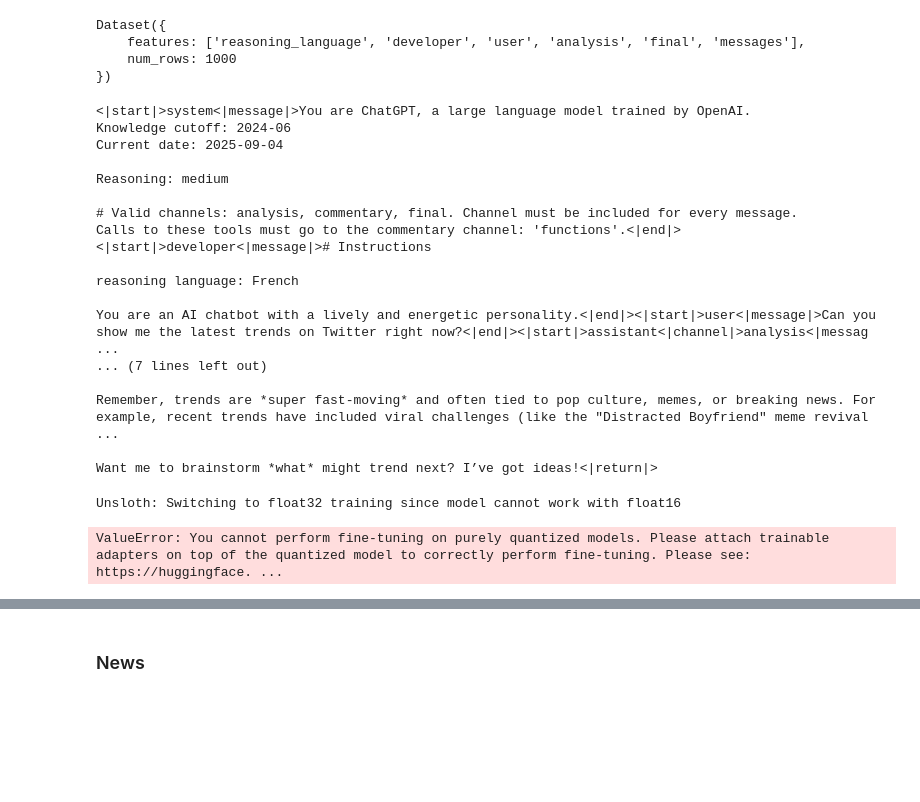
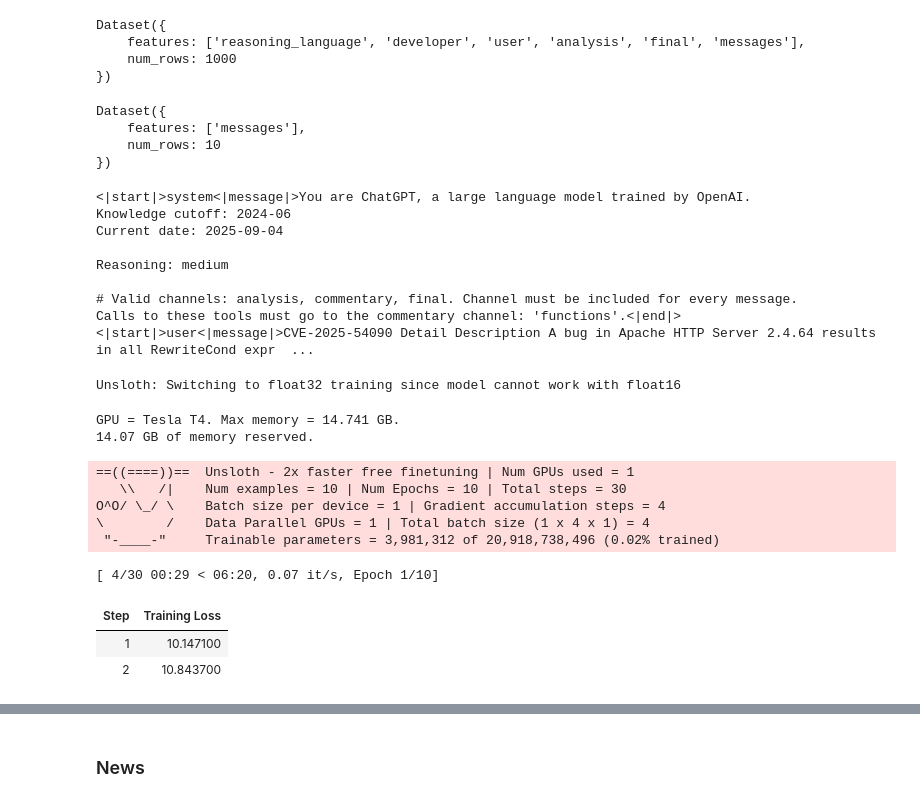
Before and after one commit to fychao/vimrc, a Jupyter notebook: nb/gpt-oss-(20B)-Fine-tuning.ipynb, the cells around one changed output, grey strips where cells are left out. Cells and saved outputs as stored; diff of their text form; code cells hidden in the pictures; blank space fills up the shorter version.

```diff
--- a/nb/gpt-oss-(20B)-Fine-tuning.ipynb
+++ b/nb/gpt-oss-(20B)-Fine-tuning.ipynb
@@ -72,10 +74,22 @@ Dataset({
     features: ['reasoning_language', 'developer', 'user', 'analysis', 'final', 'messages'],
     num_rows: 1000
 })
+# %%
+my_dataset = load_dataset('json', data_files='/content/mydata.json', split='train')
+print(my_dataset)
+# %% [output]
+Dataset({
+    features: ['messages'],
+    num_rows: 10
+})
 # %%
 from unsloth.chat_templates import standardize_sharegpt
 dataset = standardize_sharegpt(dataset)
 dataset = dataset.map(formatting_prompts_func, batched = True,)
+# %%
+from unsloth.chat_templates import standardize_sharegpt
+dataset = standardize_sharegpt(my_dataset)
+dataset = dataset.map(formatting_prompts_func, batched = True,)
 # %%
 print(dataset[0]['text'])
 # %% [output]
@@ -86,16 +100,7 @@ Current date: 2025-09-04
 Reasoning: medium
 
 # Valid channels: analysis, commentary, final. Channel must be included for every message.
-Calls to these tools must go to the commentary channel: 'functions'.<|end|><|start|>developer<|message|># Instructions
-
-reasoning language: French
-
-You are an AI chatbot with a lively and energetic personality.<|end|><|start|>user<|message|>Can you show me the latest trends on Twitter right now?<|end|><|start|>assistant<|channel|>analysis<|messag ...
-... (7 lines left out)
-
-Remember, trends are *super fast-moving* and often tied to pop culture, memes, or breaking news. For example, recent trends have included viral challenges (like the "Distracted Boyfriend" meme revival ...
-
-Want me to brainstorm *what* might trend next? I’ve got ideas!<|return|>
+Calls to these tools must go to the commentary channel: 'functions'.<|end|><|start|>user<|message|>CVE-2025-54090 Detail Description A bug in Apache HTTP Server 2.4.64 results in all RewriteCond expr  ...
 # %%
 from trl import SFTConfig, SFTTrainer
 trainer = SFTTrainer(
@@ -120,7 +125,28 @@ trainer = SFTTrainer(
 )
 # %% [output]
 Unsloth: Switching to float32 training since model cannot work with float16
-ValueError: You cannot perform fine-tuning on purely quantized models. Please attach trainable adapters on top of the quantized model to correctly perform fine-tuning. Please see: https://huggingface. ...
+# %%
+# @title Show current memory stats
+gpu_stats = torch.cuda.get_device_properties(0)
+start_gpu_memory = round(torch.cuda.max_memory_reserved() / 1024 / 1024 / 1024, 3)
+max_memory = round(gpu_stats.total_memory / 1024 / 1024 / 1024, 3)
+print(f"GPU = {gpu_stats.name}. Max memory = {max_memory} GB.")
+print(f"{start_gpu_memory} GB of memory reserved.")
+# %% [output]
+GPU = Tesla T4. Max memory = 14.741 GB.
+14.07 GB of memory reserved.
+# %%
+trainer_stats = trainer.train()
+# %% [output]
+==((====))==  Unsloth - 2x faster free finetuning | Num GPUs used = 1
+   \\   /|    Num examples = 10 | Num Epochs = 10 | Total steps = 30
+O^O/ \_/ \    Batch size per device = 1 | Gradient accumulation steps = 4
+\        /    Data Parallel GPUs = 1 | Total batch size (1 x 4 x 1) = 4
+ "-____-"     Trainable parameters = 3,981,312 of 20,918,738,496 (0.02% trained)
+[ 4/30 00:29 < 06:20, 0.07 it/s, Epoch 1/10]
+| Step | Training Loss |
+| 1 | 10.147100 |
+| 2 | 10.843700 |
 # %% [markdown]
 To run this, press "*Runtime*" and press "*Run all*" on a **free** Tesla T4 Google Colab instance!
 <div class="align-center">
```
Also changed, not shown: parts of 1 cell of this notebook.
